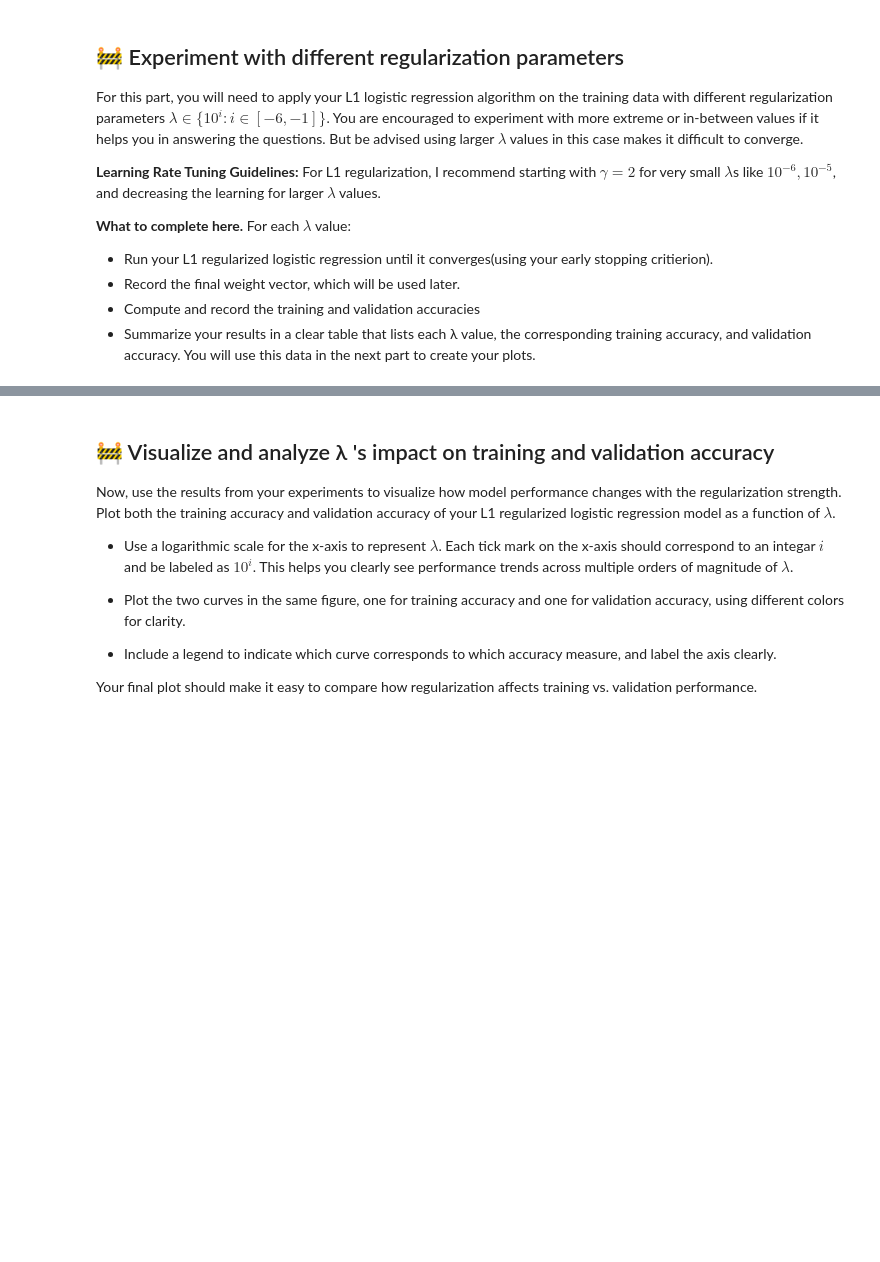
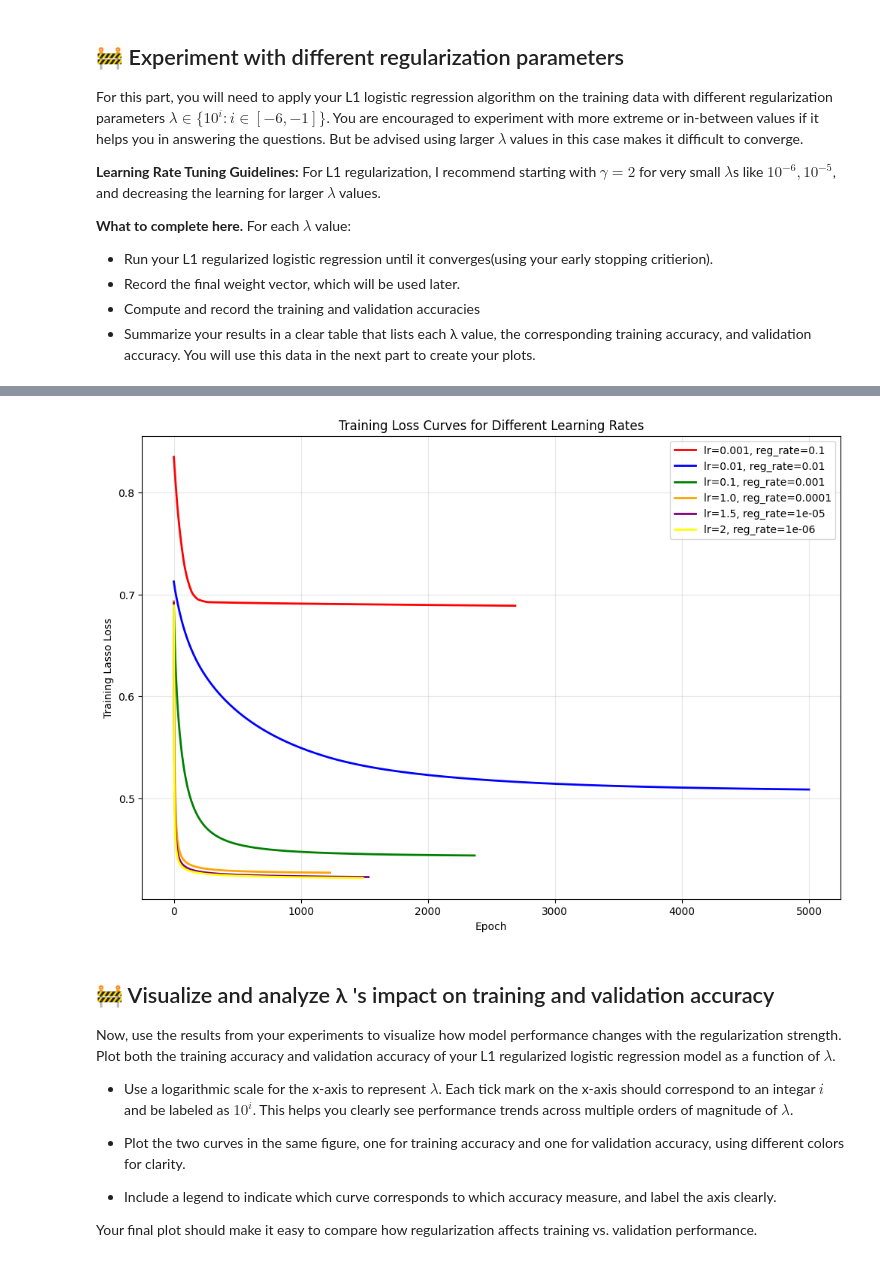
Before and after one commit to Magraz/ml-class, a Jupyter notebook: Assignment_2/IA2_2025.ipynb, the cells around one changed output, grey strips where cells are left out. Drawn from its saved outputs; the diff is of its cells as text; code cells hidden in the pictures; blank space fills up the shorter version.

```diff
--- a/Assignment_2/IA2_2025.ipynb
+++ b/Assignment_2/IA2_2025.ipynb
@@ -131,6 +131,17 @@ def ridge_logistic_gradient_descent(x, y, gamma, lmbda, epochs, epsilon_loss=Non
         reg_term = (lmbda/2) * np.sum(w[1:]**2) #Exclude bias from regularization
 
         ridge_loss = logistic_term + reg_term
+
+        # DIVERGENCE DETECTION
+        if np.isnan(ridge_loss) or np.isinf(ridge_loss):
+            print(f"DIVERGENCE DETECTED at epoch {epoch}!")
+            print(f"Loss became {'NaN' if np.isnan(ridge_loss) else 'Inf'}")
+            return w, losses
+
+        if len(losses) > 0 and ridge_loss > 10 * losses[0]:
+            print(f"DIVERGENCE DETECTED at epoch {epoch}!")
+            print(f"Loss exploded: {ridge_loss:.4f} >> initial loss {losses[0]:.4f}")
+            return w, losses
 
         #Calculate gradient of the loss
         gradient_logistic = (1/N) * x.T @ (sigma-y)
@@ -460,0 +528,66 @@ For each $\lambda$ value:
+# %%
+# Your code goes here
+# Set random seed for reproducibility
+np.random.seed(42)
+
+reg_rates =      [0.1,   0.01,  0.001, 0.0001, 1e-5,  1e-6]
+learning_rates = [0.001, 0.01, 0.1,  1.0,   1.5,   2]
+
+results = []
+
+w_list = []
+train_losses_list = []
+converged_rates = []
+
+for i, (reg_rate, lr) in enumerate(zip(reg_rates, learning_rates)):
+    print(f"Learning rate: {lr},   Regularization rate: {reg_rate}")
+
+    w, losses = lasso_logistic_regression(x_train.to_numpy(), y_train.to_numpy(), gamma=lr, lmbda=reg_rate, epochs=5000, epsilon_loss=10e-7)
+
+    # Check if converged (no NaN values)
+    if not np.any(np.isnan(w)) and not np.any(np.isnan(losses)):
+        w_list.append(w)
+        train_losses_list.append(losses)
+        converged_rates.append((reg_rate,lr))
+
+        # Calculate training accuracy
+        y_train_pred = sigmoid(x_train.to_numpy() @ w)
+        y_train_pred_binary = (y_train_pred >= 0.5).astype(int)
+        train_accuracy = np.mean(y_train_pred_binary.flatten() == y_train.to_numpy())
+
+        # Calculate validation accuracy
+        y_val_pred = sigmoid(x_val.to_numpy() @ w)
+        y_val_pred_binary = (y_val_pred >= 0.5).astype(int)
+        val_accuracy = np.mean(y_val_pred_binary.flatten() == y_val.to_numpy())
+
+        # Store results
+        results.append({
+            'lambda': reg_rate,
+            'Training Accuracy': train_accuracy,
+            'Validation Accuracy': val_accuracy,
+            'Final Training Loss': losses[-1],
+            'Converged at Epoch': len(losses)
+        })
+
+# Create and display results table
+results_df = pd.DataFrame(results)
+print("\n" + "="*80)
+print("RESULTS SUMMARY")
+print("="*80)
+print(results_df.to_string(index=False))
+print("="*80)
+
+#Plot learning curves
+plt.figure(figsize=(12, 8))
+colors = ['red', 'blue', 'green', 'orange', 'purple', 'yellow']
+
+for i, (rates, losses) in enumerate(zip(converged_rates, train_losses_list)):
+    plt.plot(losses, color=colors[i % len(colors)], label=f'lr={rates[1]}, reg_rate={rates[0]}', linewidth=2)
+
+plt.xlabel('Epoch')
+plt.ylabel('Training Lasso Loss')
+plt.title('Training Loss Curves for Different Learning Rates')
+plt.legend()
+plt.grid(True, alpha=0.3)
+plt.show()
+# %% [output]
@@ -461,3 +611,4 @@ For each $\lambda$ value:
+[figure, added]
 # %% [markdown]
 ## 🚧 Visualize and analyze  λ 's impact on training and validation accuracy
 Now, use the results from your experiments to visualize how model performance changes with the regularization strength. Plot both the training accuracy and validation accuracy of your L1 regularized logistic regression model as a function of $\lambda$.
```
Also changed, not shown: parts of 29 cells of this notebook, 5 other files.
